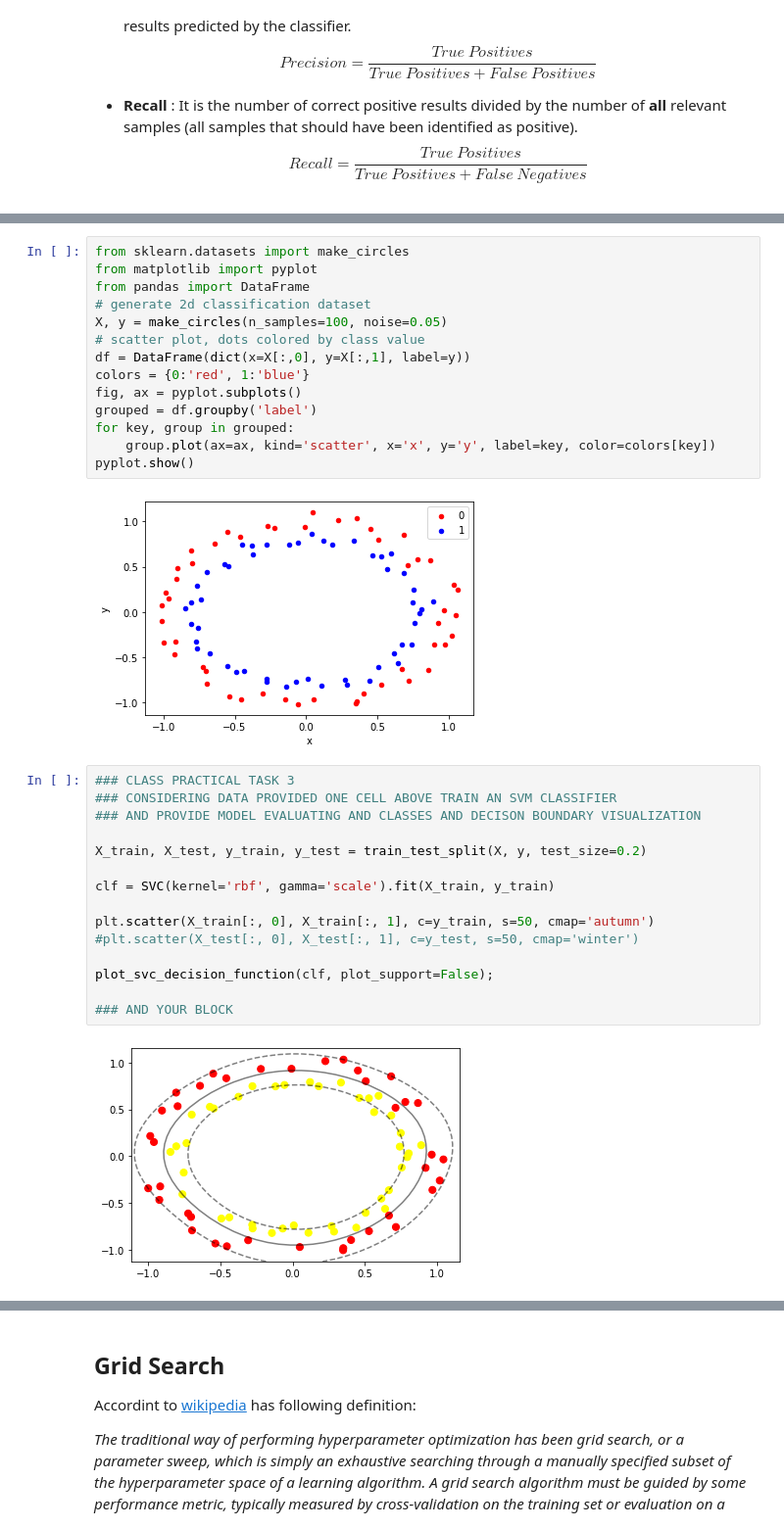
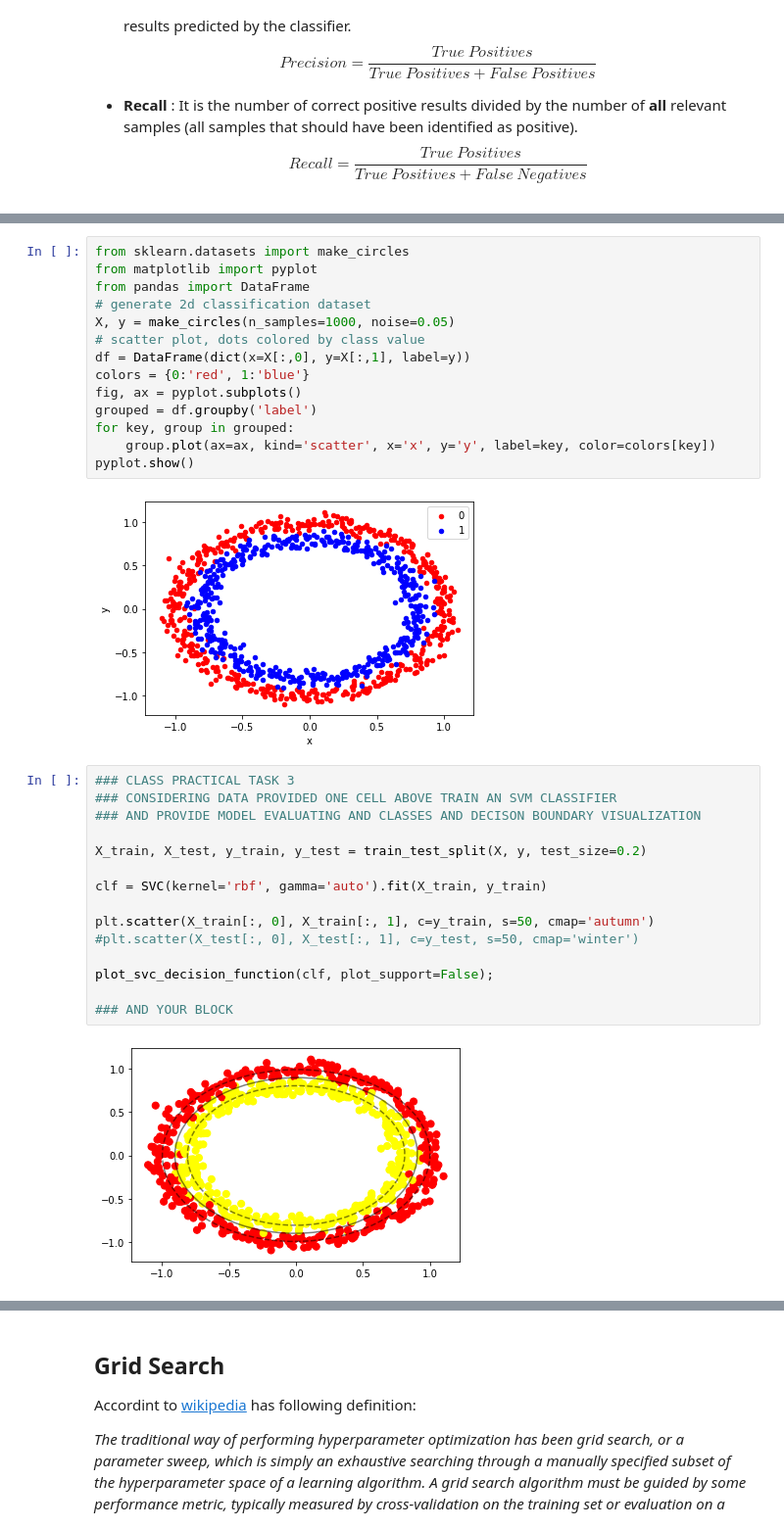
Before and after one commit to eremeich/hlll_course, a Jupyter notebook: topics/05_1_SVM_GridSearch_Practice.ipynb, the cells around one changed output, grey strips where cells are left out. Shown at 98% size. Drawn from its saved outputs; the diff is of its cells as text.

```diff
--- a/topics/05_1_SVM_GridSearch_Practice.ipynb
+++ b/topics/05_1_SVM_GridSearch_Practice.ipynb
@@ -313,7 +311,7 @@ from sklearn.datasets import make_circles
 from matplotlib import pyplot
 from pandas import DataFrame
 # generate 2d classification dataset
-X, y = make_circles(n_samples=100, noise=0.05)
+X, y = make_circles(n_samples=1000, noise=0.05)
 # scatter plot, dots colored by class value
 df = DataFrame(dict(x=X[:,0], y=X[:,1], label=y))
 colors = {0:'red', 1:'blue'}
@@ -323,24 +321,24 @@ for key, group in grouped:
     group.plot(ax=ax, kind='scatter', x='x', y='y', label=key, color=colors[key])
 pyplot.show()
 # %% [output]
-[figure, old version]
+[figure, new version]
 # %%
 ### CLASS PRACTICAL TASK 3
 ### CONSIDERING DATA PROVIDED ONE CELL ABOVE TRAIN AN SVM CLASSIFIER
 ### AND PROVIDE MODEL EVALUATING AND CLASSES AND DECISON BOUNDARY VISUALIZATION
 
 X_train, X_test, y_train, y_test = train_test_split(X, y, test_size=0.2)
 
-clf = SVC(kernel='rbf', gamma='scale').fit(X_train, y_train)
+clf = SVC(kernel='rbf', gamma='auto').fit(X_train, y_train)
 
 plt.scatter(X_train[:, 0], X_train[:, 1], c=y_train, s=50, cmap='autumn')
 #plt.scatter(X_test[:, 0], X_test[:, 1], c=y_test, s=50, cmap='winter')
 
 plot_svc_decision_function(clf, plot_support=False);
 
 ### AND YOUR BLOCK
 # %% [output]
-[figure, old version]
+[figure, new version]
 # %%
 precision_recall_fscore_support(clf.predict(X_test).astype(int), y_test.astype(int), average='binary')
 # %% [output]
```
Also changed, not shown: parts of 19 cells of this notebook.
